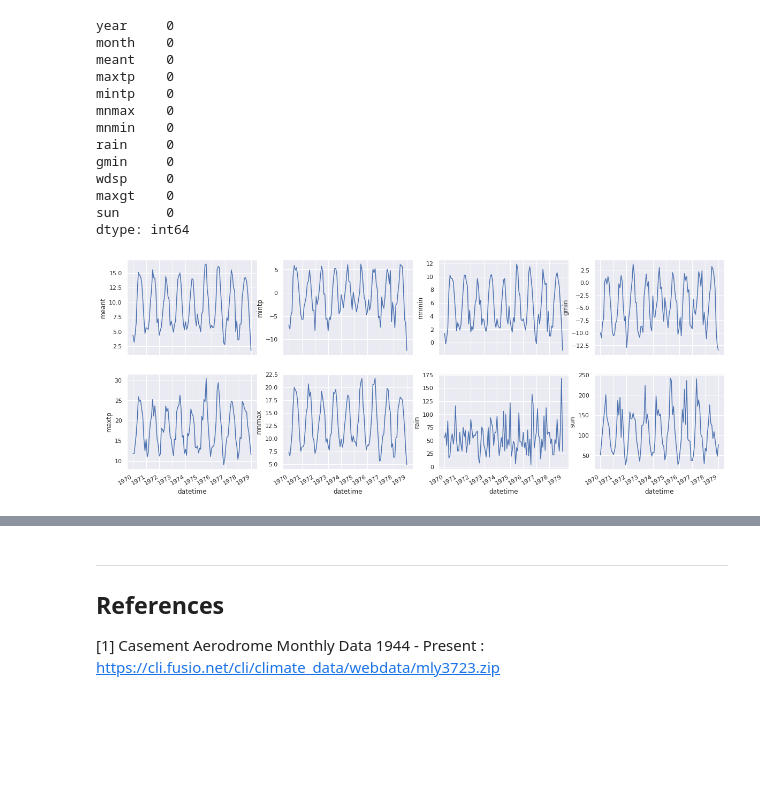
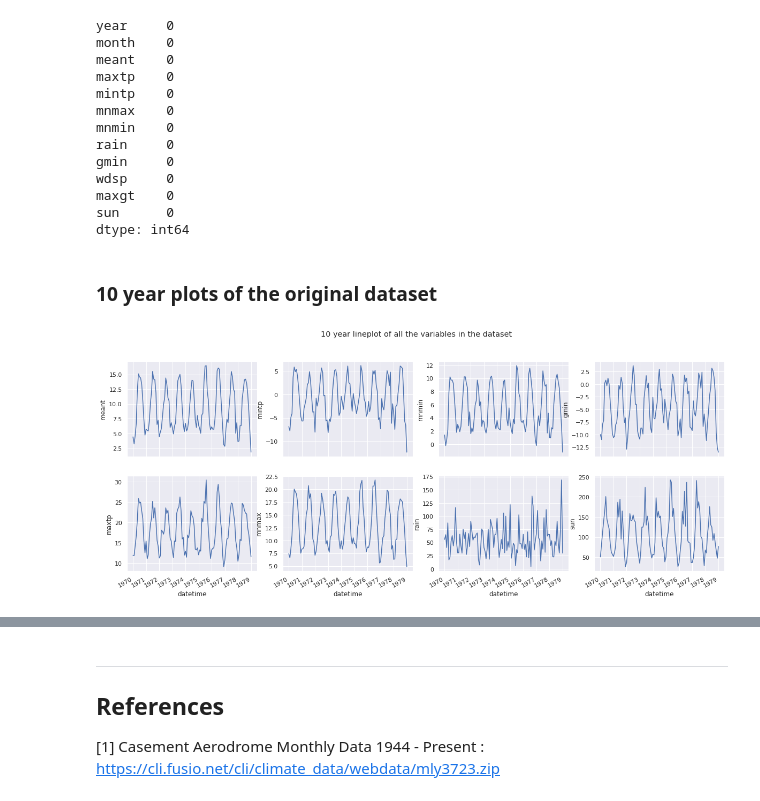
Before and after one commit to AdrianDonohoe/PDAProject2019, a Jupyter notebook: PDA Project - Casement Weather Station.ipynb, the cells around one changed output, grey strips where cells are left out. Cells and saved outputs as stored; diff of their text form; code cells hidden in the pictures; blank space fills up the shorter version.

```diff
--- a/PDA Project - Casement Weather Station.ipynb
+++ b/PDA Project - Casement Weather Station.ipynb
@@ -85,24 +85,31 @@ df['day'] = '01'
 df['datetime'] = pd.to_datetime(df[['year','month','day']])
 df = df.set_index('datetime')
 df['datetime'] = pd.to_datetime(df[['year','month','day']])
+# %% [markdown]
+### 10 year plots of the original dataset
 # %%
 import seaborn as sns
 import matplotlib.pyplot as plt
 import matplotlib.dates as mdates
+# The next two lines were suggested by python to get rid of a future warning
+from pandas.plotting import register_matplotlib_converters
+register_matplotlib_converters()
+
 sns.set(style="darkgrid")
 ts = df['1970-01-01':'1979-01-01'] # 109 months
 # Adapted from https://stackoverflow.com/a/31262531
 fig, axes = plt.subplots(2,4,figsize=(20,8))
 sns.lineplot(x='datetime',y="meant",data=ts,ax=axes[0,0])
 sns.lineplot(x='datetime',y="maxtp",data=ts,ax=axes[1,0])
 sns.lineplot(x='datetime',y="mintp",data=ts,ax=axes[0,1])
 sns.lineplot(x='datetime',y="mnmax",data=ts,ax=axes[1,1])
 sns.lineplot(x='datetime',y="mnmin",data=ts,ax=axes[0,2])
 sns.lineplot(x='datetime',y="rain",data=ts,ax=axes[1,2])
 sns.lineplot(x='datetime',y="gmin",data=ts,ax=axes[0,3])
 sns.lineplot(x='datetime',y="sun",data=ts,ax=axes[1,3])
 axes[0,0].xaxis.set_major_locator(mdates.AutoDateLocator())
 axes[0,0].xaxis.set_major_formatter(mdates.DateFormatter('%Y'))
+plt.suptitle('10 year lineplot of all the variables in the dataset')
 fig.autofmt_xdate()
 # %% [output]
-[figure, old version]
+[figure, new version]
```
Also changed, not shown: parts of 9 cells of this notebook.
